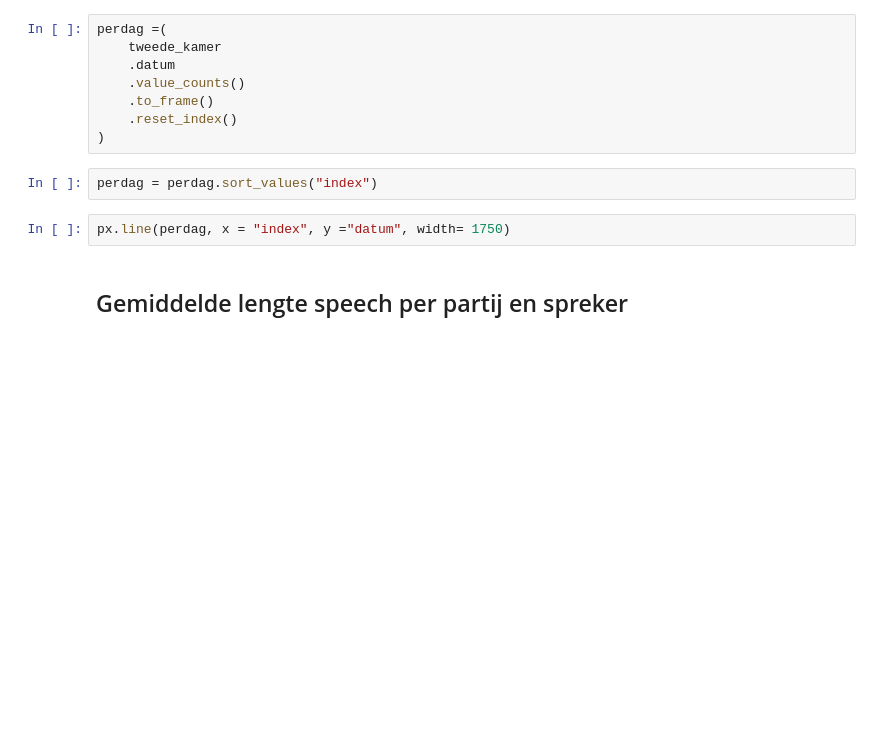
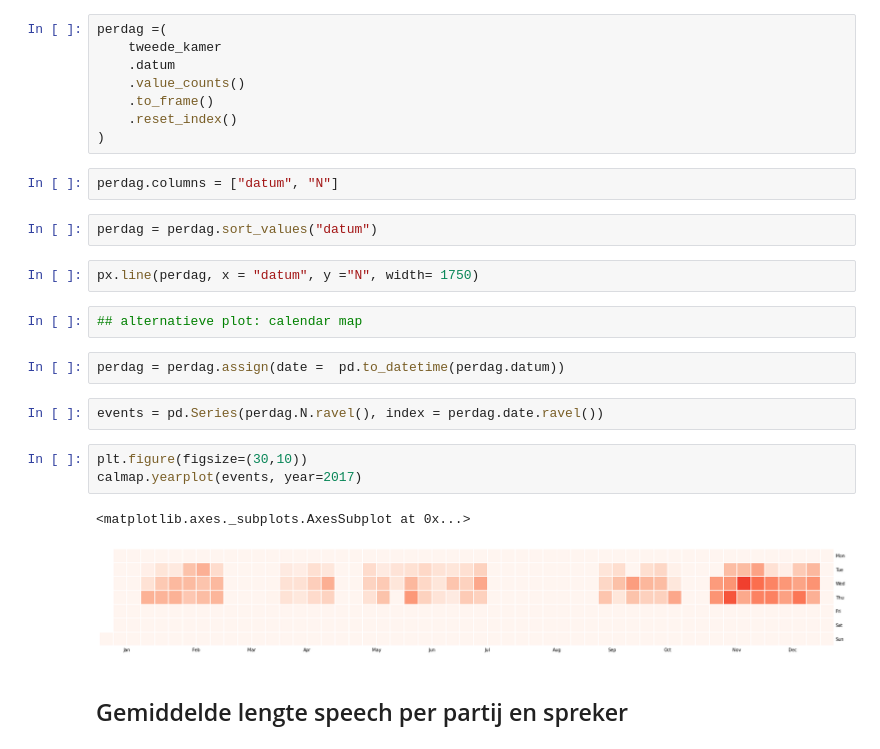
Before and after one commit to longhowlam/kamer_debatten, a Jupyter notebook: tweede_kamer_metadata_analyse.ipynb, the cells around one changed output. Drawn from its saved outputs; the diff is of its cells as text; blank space fills up the shorter version.

Commit message:
calendar plot

```diff
--- a/tweede_kamer_metadata_analyse.ipynb
+++ b/tweede_kamer_metadata_analyse.ipynb
@@ -109,10 +110,24 @@ perdag =(
     .to_frame()
     .reset_index()
 )
+# %%
+perdag.columns = ["datum", "N"]
 # %%
-perdag = perdag.sort_values("index")
+perdag = perdag.sort_values("datum")
 # %%
-px.line(perdag, x = "index", y ="datum", width= 1750)
+px.line(perdag, x = "datum", y ="N", width= 1750)
+# %%
+## alternatieve plot: calendar map
+# %%
+perdag = perdag.assign(date =  pd.to_datetime(perdag.datum))
+# %%
+events = pd.Series(perdag.N.ravel(), index = perdag.date.ravel())
+# %%
+plt.figure(figsize=(30,10))
+calmap.yearplot(events, year=2017)
+# %% [output]
+<matplotlib.axes._subplots.AxesSubplot at 0x...>
+[figure, added]
 # %% [markdown]
 ## Gemiddelde lengte speech per partij en spreker
 # %%
```
Also changed, not shown: parts of 2 cells of this notebook.
